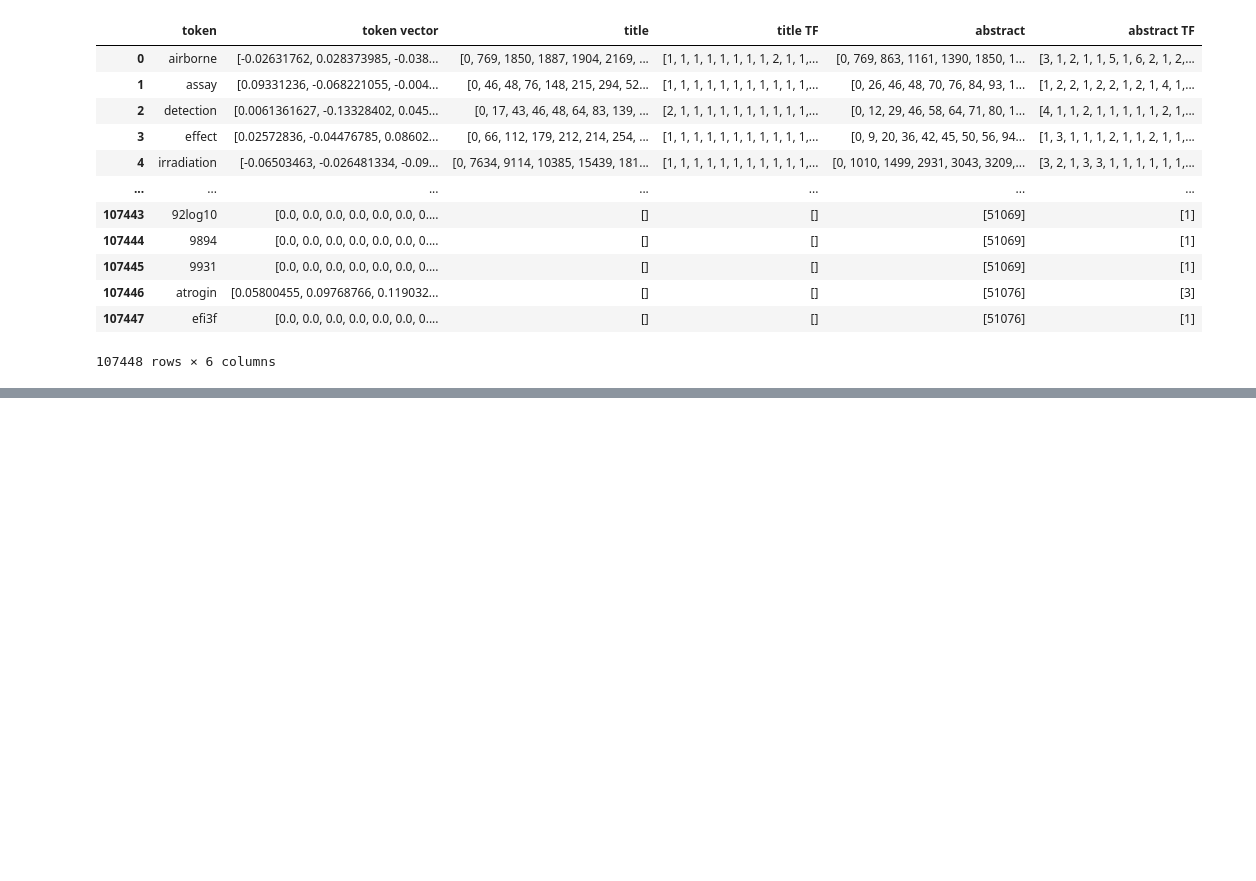
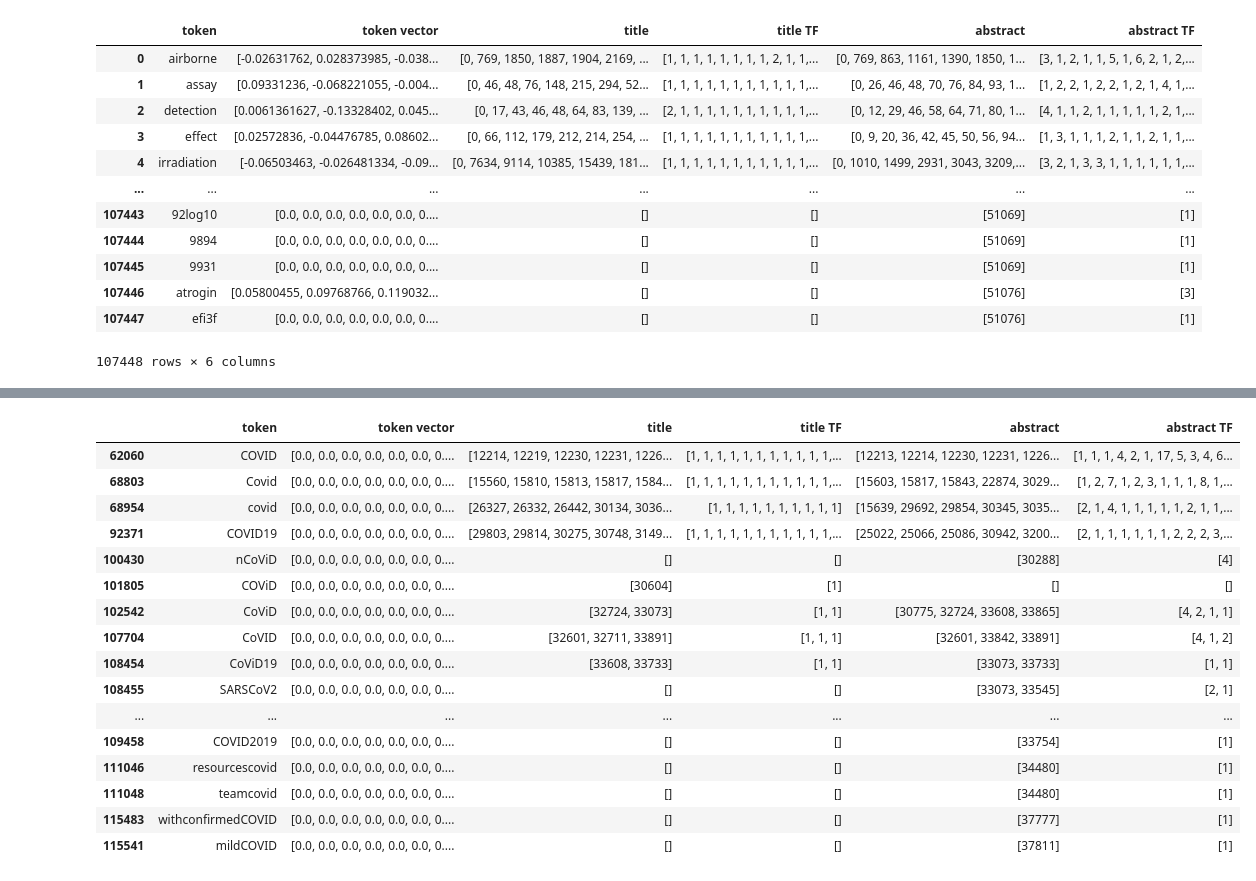
Before and after one commit to DomnenkoB/Hybrid-Search-Engine, a Jupyter notebook: Sample Notebook.ipynb, the cells around one changed output, grey strips where cells are left out. Saved outputs shown, nothing was run; the diff lists cells and outputs as text; code cells hidden in the pictures; blank space fills up the shorter version.

```diff
--- a/Sample Notebook.ipynb
+++ b/Sample Notebook.ipynb
@@ -251,0 +340,3 @@ array([array([    0,   769,  1850,  1887,  1904,  2169,  3153,  4398,  4884,
+# %%
+COVID_TERMS = ['covid', 'sars-?n?cov-?2','2019-ncov', 'novel coronavirus', 'sars coronavirus 2']
+COVID_SEARCH = f".*({'|'.join(COVID_TERMS)})"
@@ -251,0 +367,20 @@ array([array([    0,   769,  1850,  1887,  1904,  2169,  3153,  4398,  4884,
+# %%
+index_df[index_df.token.str.match(COVID_SEARCH, case=False)]
+# %% [output]
+|  | token | token vector | title | title TF | abstract | abstract TF |
+| 62060 | COVID | [0.0, 0.0, 0.0, 0.0, 0.0, 0.0, 0.... | [12214, 12219, 12230, 12231, 1226... | [1, 1, 1, 1, 1, 1, 1, 1, 1, 1, 1,... | [12213, 12214, 12230, 12231, 1226... | [1, 1, 1, 4, 2, 1, 17, 5, 3, 4, 6... |
+| 68803 | Covid | [0.0, 0.0, 0.0, 0.0, 0.0, 0.0, 0.... | [15560, 15810, 15813, 15817, 1584... | [1, 1, 1, 1, 1, 1, 1, 1, 1, 1, 1,... | [15603, 15817, 15843, 22874, 3029... | [1, 2, 7, 1, 2, 3, 1, 1, 1, 8, 1,... |
+| 68954 | covid | [0.0, 0.0, 0.0, 0.0, 0.0, 0.0, 0.... | [26327, 26332, 26442, 30134, 3036... | [1, 1, 1, 1, 1, 1, 1, 1, 1, 1] | [15639, 29692, 29854, 30345, 3035... | [2, 1, 4, 1, 1, 1, 1, 1, 2, 1, 1,... |
+| 92371 | COVID19 | [0.0, 0.0, 0.0, 0.0, 0.0, 0.0, 0.... | [29803, 29814, 30275, 30748, 3149... | [1, 1, 1, 1, 1, 1, 1, 1, 1, 1, 1,... | [25022, 25066, 25086, 30942, 3200... | [2, 1, 1, 1, 1, 1, 1, 2, 2, 2, 3,... |
+| 100430 | nCoViD | [0.0, 0.0, 0.0, 0.0, 0.0, 0.0, 0.... | [] | [] | [30288] | [4] |
+| 101805 | COViD | [0.0, 0.0, 0.0, 0.0, 0.0, 0.0, 0.... | [30604] | [1] | [] | [] |
+| 102542 | CoViD | [0.0, 0.0, 0.0, 0.0, 0.0, 0.0, 0.... | [32724, 33073] | [1, 1] | [30775, 32724, 33608, 33865] | [4, 2, 1, 1] |
+| 107704 | CoVID | [0.0, 0.0, 0.0, 0.0, 0.0, 0.0, 0.... | [32601, 32711, 33891] | [1, 1, 1] | [32601, 33842, 33891] | [4, 1, 2] |
+| 108454 | CoViD19 | [0.0, 0.0, 0.0, 0.0, 0.0, 0.0, 0.... | [33608, 33733] | [1, 1] | [33073, 33733] | [1, 1] |
+| 108455 | SARSCoV2 | [0.0, 0.0, 0.0, 0.0, 0.0, 0.0, 0.... | [] | [] | [33073, 33545] | [2, 1] |
+| ... | ... | ... | ... | ... | ... | ... |
+| 109458 | COVID2019 | [0.0, 0.0, 0.0, 0.0, 0.0, 0.0, 0.... | [] | [] | [33754] | [1] |
+| 111046 | resourcescovid | [0.0, 0.0, 0.0, 0.0, 0.0, 0.0, 0.... | [] | [] | [34480] | [1] |
+| 111048 | teamcovid | [0.0, 0.0, 0.0, 0.0, 0.0, 0.0, 0.... | [] | [] | [34480] | [1] |
+| 115483 | withconfirmedCOVID | [0.0, 0.0, 0.0, 0.0, 0.0, 0.0, 0.... | [] | [] | [37777] | [1] |
+| 115541 | mildCOVID | [0.0, 0.0, 0.0, 0.0, 0.0, 0.0, 0.... | [] | [] | [37811] | [1] |
```
Also changed, not shown: parts of 37 cells of this notebook, 3 other files.
